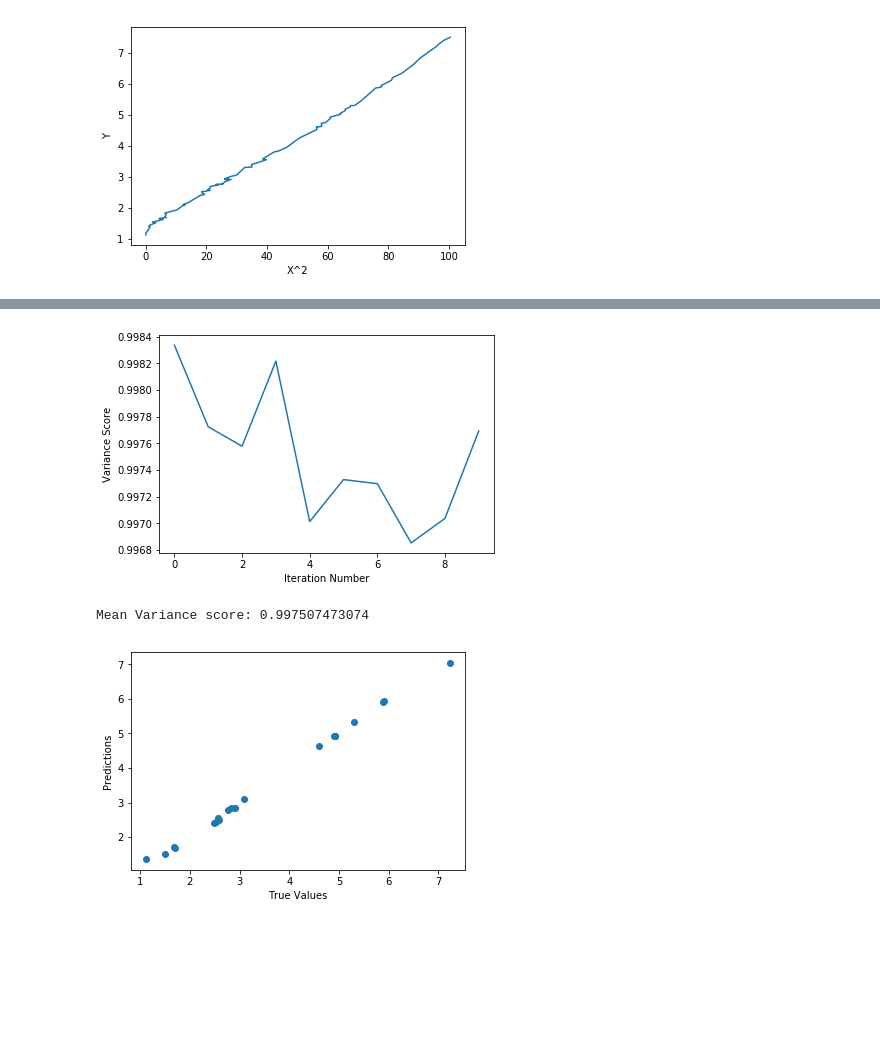
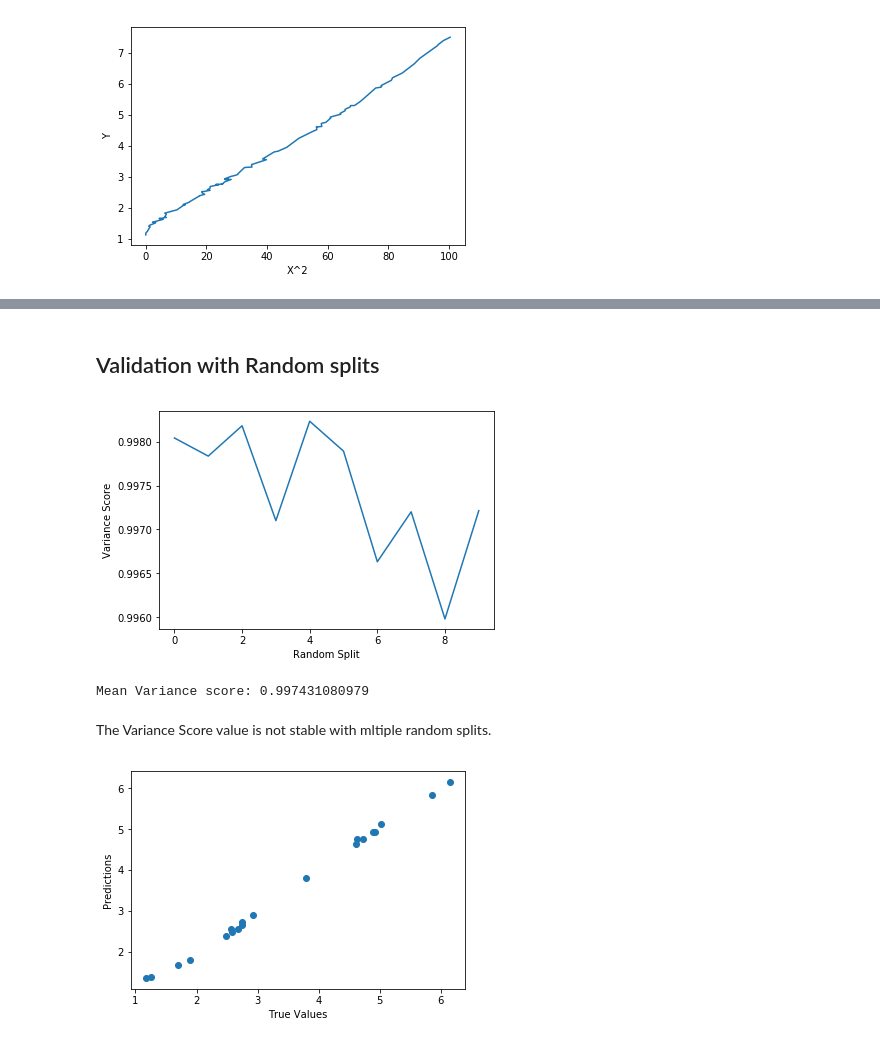
Before and after one commit to gviveka/TTI-Challenge, a Jupyter notebook: Programming/Programming_Part1.ipynb, the cells around one changed output, grey strips where cells are left out. Drawn from its saved outputs; the diff is of its cells as text; code cells hidden in the pictures; blank space fills up the shorter version.

```diff
--- a/Programming/Programming_Part1.ipynb
+++ b/Programming/Programming_Part1.ipynb
@@ -6,8 +10,8 @@ from scipy.stats.mstats import gmean
 # %%
 # Read the file into pandas DataFrame
 
-programming=pd.read_csv('C:\course work\career\TTI\Programming_Part1_TTI_Challenge.csv')
-programming.head()
+Data=pd.read_csv('C:\course work\career\TTI\Programming_Part1_TTI_Challenge.csv')
+Data.head()
 # %% [output]
 |  | Class PartNo X Y |
 | 0 | AAA\tX135\t0.21\t1.124 |
@@ -19,11 +25,11 @@ programming.head()
 # The raw data is clubbed into single column with different columns seperated by '\t'
 # Split it into seperate columns
 
-programming[programming.columns[0].split('\t')]=pd.DataFrame(programming[str(programming.columns[0])].apply(lambda x: x.split('\t')).apply(pd.Series))
-programming=programming.drop(programming.columns[0],axis=1)
-programming.X=pd.to_numeric(programming.X)
-programming.Y=pd.to_numeric(programming.Y)
-programming.head()
+Data[Data.columns[0].split('\t')]=pd.DataFrame(Data[str(Data.columns[0])].apply(lambda x: x.split('\t')).apply(pd.Series))
+Data=Data.drop(Data.columns[0],axis=1)
+Data.X=pd.to_numeric(Data.X)
+Data.Y=pd.to_numeric(Data.Y)
+Data.head()
 # %% [output]
 |  | Class | PartNo | X | Y |
 | 0 | AAA | X135 | 0.21 | 1.124 |
@@ -69,8 +85,7 @@ plt.show()
 # %%
-# Quadratic relation suspected so plotting with x^2
 
-programming['X2']=programming.X**2
-plt.plot(programming.X2,programming.Y)
+Data['X2']=Data.X**2
+plt.plot(Data.X2,Data.Y)
 plt.ylabel('Y')
 plt.xlabel('X^2')
 plt.show()
@@ -82,7 +101,7 @@ plt.show()
 from sklearn import linear_model as lm
 from sklearn.metrics import mean_squared_error, r2_score
 import statsmodels.formula.api as smf
-model=smf.ols(formula='Y ~ X+X2', data=programming).fit()
+model=smf.ols(formula='Y ~ X+X2', data=Data).fit()
 print(model.summary())
 # %% [output]
                             OLS Regression Results
@@ -102,28 +121,32 @@ Covariance Type:            nonrobust
 
 Warnings:
 [1] Standard Errors assume that the covariance matrix of the errors is correctly specified.
+# %% [markdown]
+## Validation with Random splits
 # %%
 #Most of the variation in Y explained by X^2 as can be observed from R-squared value
 
 # Perform random split validation for performance Metrix
 
 from sklearn.model_selection import train_test_split
 var_score=[]
 for i in range(10):
-    Train,Test = train_test_split(programming, test_size=0.2)
+    Train,Test = train_test_split(Data, test_size=0.2)
     model = smf.ols(formula='Y ~ X+X2', data=Train).fit()
     predictions=model.predict(Test)
     # Explained variance score: 1 is perfect prediction
     var_score.append(r2_score(Test.Y, predictions))
 
 plt.plot(var_score)
-plt.xlabel('Iteration Number')
+plt.xlabel('Random Split')
 plt.ylabel('Variance Score')
 plt.show()
 print('Mean Variance score:', sum(var_score)/10)
 # %% [output]
-[figure, old version]
+[figure, new version]
-Mean Variance score: 0.997507473074
+Mean Variance score: 0.997431080979
+# %% [markdown]
+The Variance Score value is not stable with mltiple random splits.
 # %%
 #Mean Variance score very close to 1 through out the iterations
 plt.scatter(Test.Y,predictions)
@@ -131,4 +154,4 @@ plt.xlabel('True Values')
 plt.ylabel('Predictions')
 plt.show()
 # %% [output]
-[figure, old version]
+[figure, new version]
```
Also changed, not shown: parts of 13 cells of this notebook.
